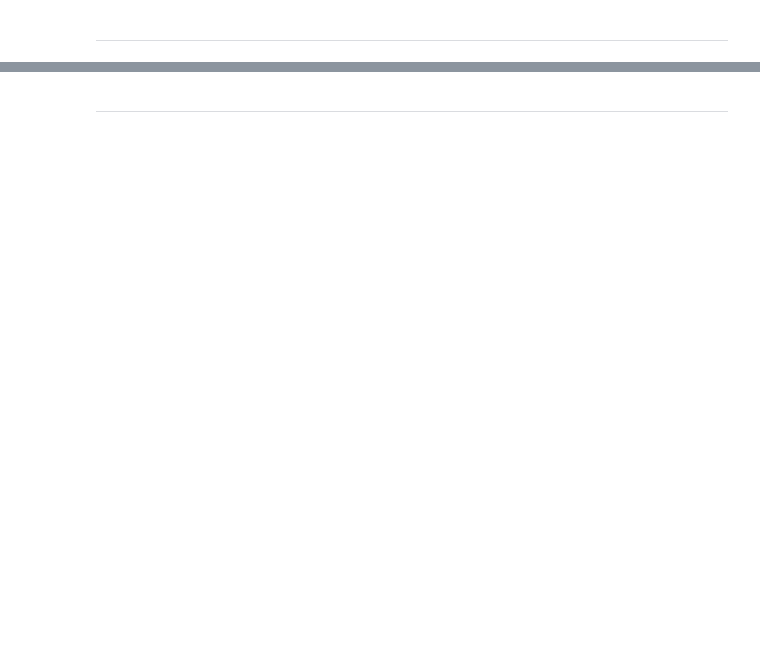
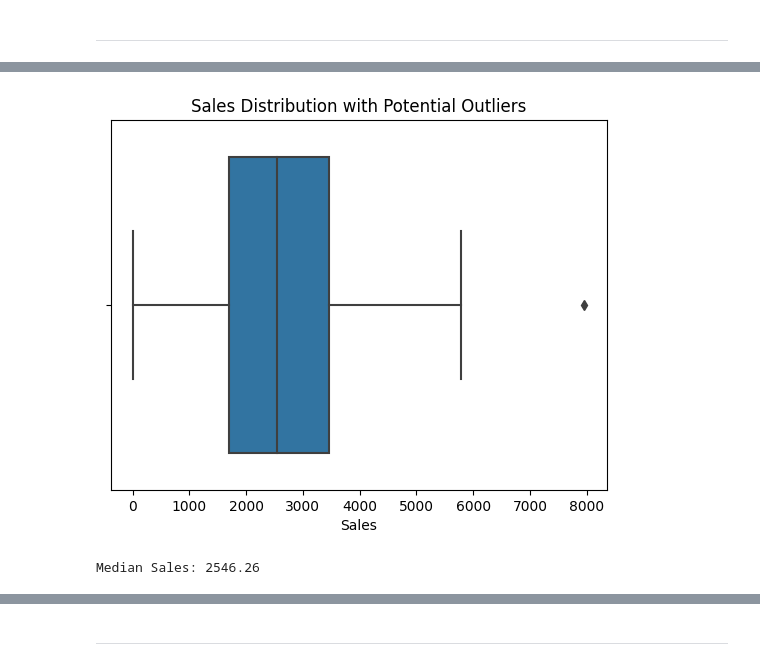
Before and after one commit to AbdullahTaweel/Global_Superstore_Hackathon1, a Jupyter notebook: jupyter_notebooks/global_superstore.ipynb, the cells around one changed output, grey strips where cells are left out. Drawn from its saved outputs; the diff is of its cells as text; code cells hidden in the pictures; blank space fills up the shorter version.

Commit message:
data cleaning and preparation + visualization

```diff
--- a/jupyter_notebooks/global_superstore.ipynb
+++ b/jupyter_notebooks/global_superstore.ipynb
@@ -59,0 +88,5 @@ Section 2 content
+# %%
+global_store_df = pd.read_csv('Global_Superstore.csv')
+global_store_df = global_store_df.head(50)
+print(global_store_df.shape)
+global_store_df.head(10)
@@ -59,0 +127,24 @@ Section 2 content
+# %%
+#convert order datae and ship date columns type to date
+global_store_df['Order Date'] = pd.to_datetime(global_store_df['Order Date'])
+global_store_df['Ship Date'] = pd.to_datetime(global_store_df['Ship Date'])
+
+# fill the empty values in postal code col with Unknown
+global_store_df['Postal Code'].fillna('Unknown', inplace=True)
+
+#drop row that don't have a customer id value
+global_store_df.dropna(subset=['Customer ID'], inplace=True)
+
+#make sure no empty spaces in the city names
+global_store_df['City'] = global_store_df['City'].str.strip().str.title()
+
+#drop any dublicated rows
+global_store_df = global_store_df.drop_duplicates()
+# convert categorical columns to the type category
+categorical_columns = ['Ship Mode', 'Segment', 'Category', 'Sub-Category', 'Region', 'Market']
+for col in categorical_columns:
+    global_store_df[col] = global_store_df[col].astype('category')
+# %%
+#create new columns
+global_store_df['Shipping Duration'] = (global_store_df['Ship Date'] - global_store_df['Order Date']).dt.days
+global_store_df['Profit Margin'] = (global_store_df['Profit'] / global_store_df['Sales']) * 100
@@ -59,0 +164,13 @@ Section 2 content
+# %%
+#check for outliers in sales
+sns.boxplot(global_store_df['Sales'])
+plt.title('Sales Distribution with Potential Outliers')
+plt.show()
+# %% [output]
+[figure, added]
+# %%
+#Investigate the sales more as we found above a potential outlier
+median_sales = global_store_df['Sales'].median()
+print(f"Median Sales: {median_sales}")
+# %% [output]
+Median Sales: 2546.26
```
Also changed, not shown: parts of 25 cells of this notebook, 1 other file.
